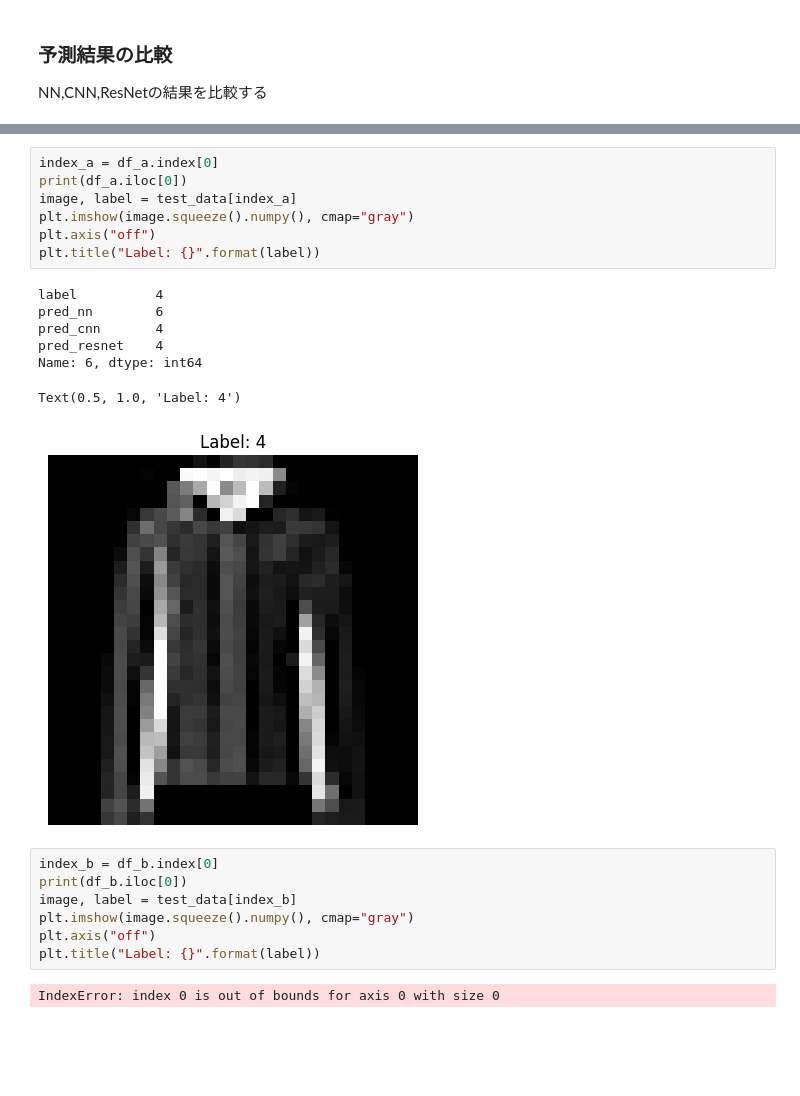
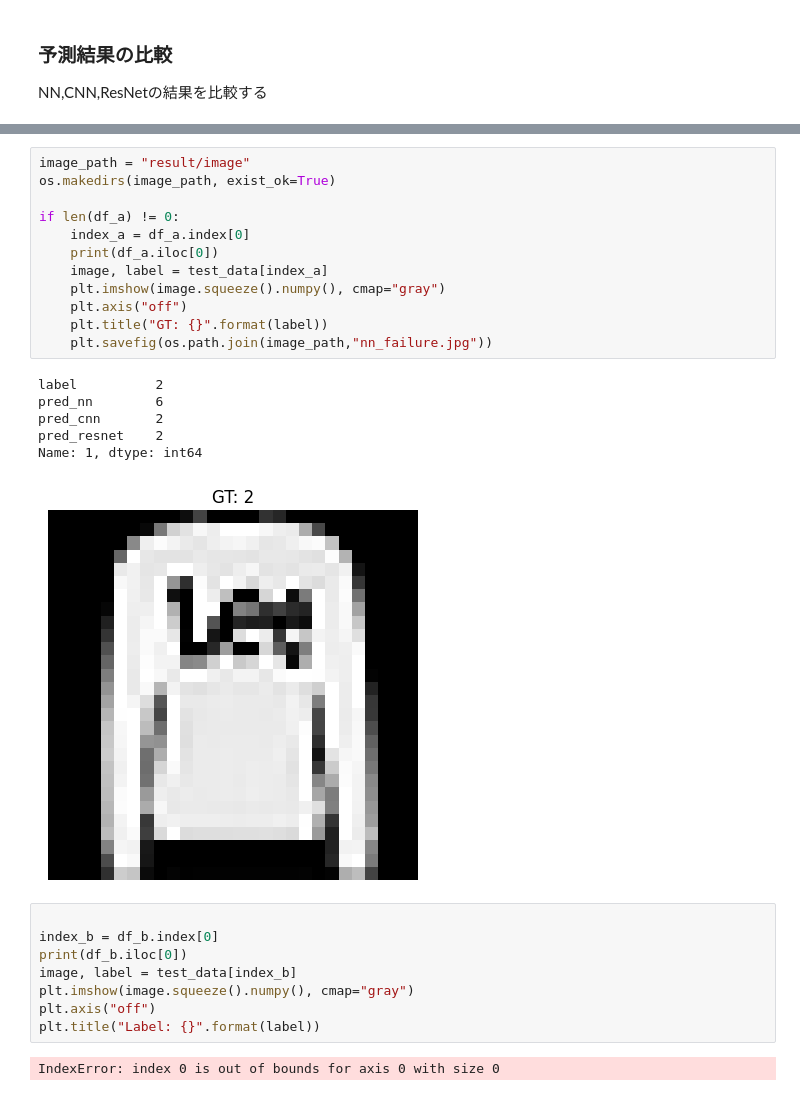
Before and after one commit to Tonomura222/b4_lecture_pytorch, a Jupyter notebook: tutorial_resnet.ipynb, the cells around one changed output, grey strips where cells are left out. Cells and saved outputs as stored; diff of their text form; blank space fills up the shorter version.

```diff
--- a/tutorial_resnet.ipynb
+++ b/tutorial_resnet.ipynb
@@ -222,24 +223,29 @@ NameError: name 'pd' is not defined
+# %%
+image_path = "result/image"
+os.makedirs(image_path, exist_ok=True)
+
+if len(df_a) != 0:
+    index_a = df_a.index[0]
+    print(df_a.iloc[0])
+    image, label = test_data[index_a]
+    plt.imshow(image.squeeze().numpy(), cmap="gray")
+    plt.axis("off")
+    plt.title("GT: {}".format(label))
+    plt.savefig(os.path.join(image_path,"nn_failure.jpg"))
+# %% [output]
+label          2
+pred_nn        6
+pred_cnn       2
+pred_resnet    2
+Name: 1, dtype: int64
+[figure, added]
 # %%
-index_a = df_a.index[0]
-print(df_a.iloc[0])
-image, label = test_data[index_a]
+
+index_b = df_b.index[0]
+print(df_b.iloc[0])
+image, label = test_data[index_b]
 plt.imshow(image.squeeze().numpy(), cmap="gray")
 plt.axis("off")
 plt.title("Label: {}".format(label))
 # %% [output]
-label          4
-pred_nn        6
-pred_cnn       4
-pred_resnet    4
-Name: 6, dtype: int64
+IndexError: index 0 is out of bounds for axis 0 with size 0
-Text(0.5, 1.0, 'Label: 4')
-[figure, removed]
-# %%
-index_b = df_b.index[0]
-print(df_b.iloc[0])
-image, label = test_data[index_b]
-plt.imshow(image.squeeze().numpy(), cmap="gray")
-plt.axis("off")
-plt.title("Label: {}".format(label))
-# %% [output]
-IndexError: index 0 is out of bounds for axis 0 with size 0
```
Also changed, not shown: parts of 2 cells of this notebook, 2 other files.
